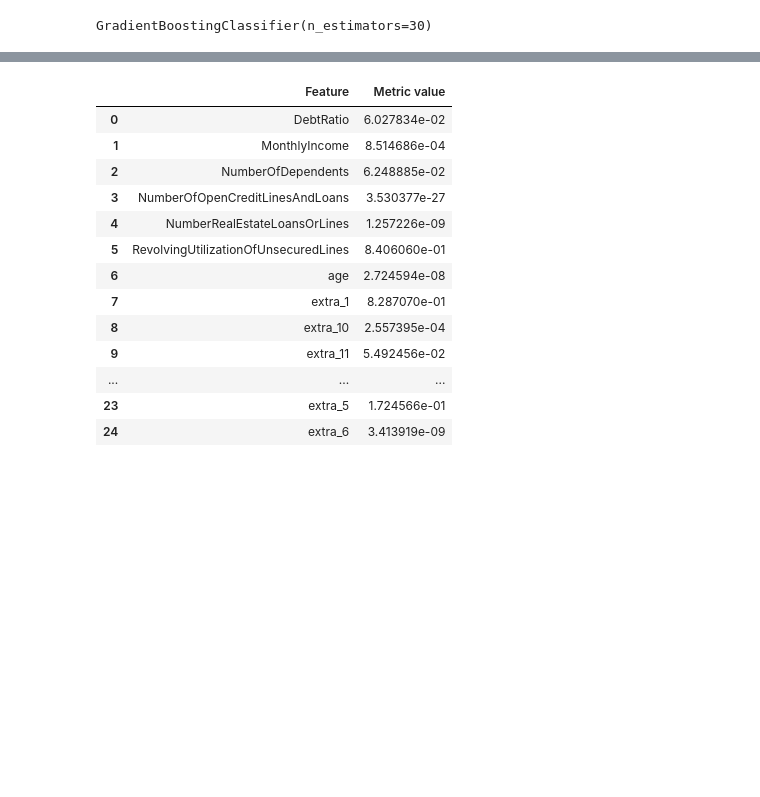
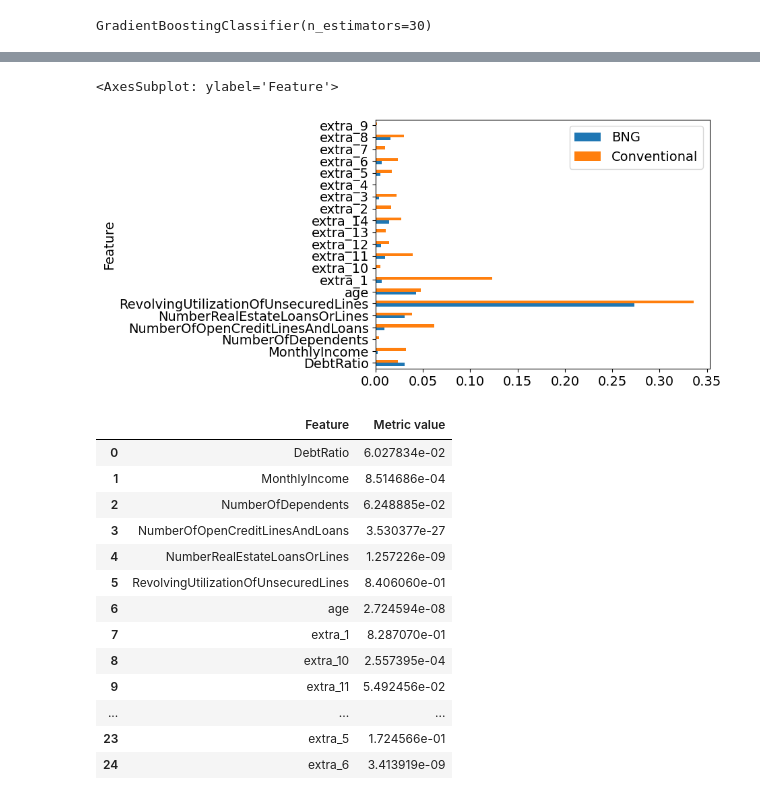
Before and after one commit to dmitry-grigorev/GIEBN, a Jupyter notebook: experiments/experiments_featureselection/notebook1.ipynb, the cells around one changed output, grey strips where cells are left out. Cells and saved outputs as stored; diff of their text form; code cells hidden in the pictures; blank space fills up the shorter version.

```diff
--- a/experiments/experiments_featureselection/notebook1.ipynb
+++ b/experiments/experiments_featureselection/notebook1.ipynb
@@ -682,0 +667,5 @@ df_val_corr_bn
+# %%
+df_g = df_val_corr_bn.merge(df_val_corr_bn_old, on = 'Feature')
+df_g = df_g.rename(columns={'Metric value_x': 'BNG', 'Metric value_y': 'Conventional'})
+df_g = df_g.set_index('Feature')
+df_g
@@ -683,3 +691,11 @@ df_val_corr_bn
+# %%
+df_g1 = copy(df_g)
+df_g1['BNG']=df_g1['BNG']
+# %%
+df_g1.plot.barh()
+# %% [output]
+<AxesSubplot: ylabel='Feature'>
+[figure, added]
 # %%
 df_val_corr_univ = copy(df_val_corr_bn)
 df_val_corr_univ['Feature']=univ_sel.feature_names_in_
```
Also changed, not shown: parts of 18 cells of this notebook, 4 other files.
